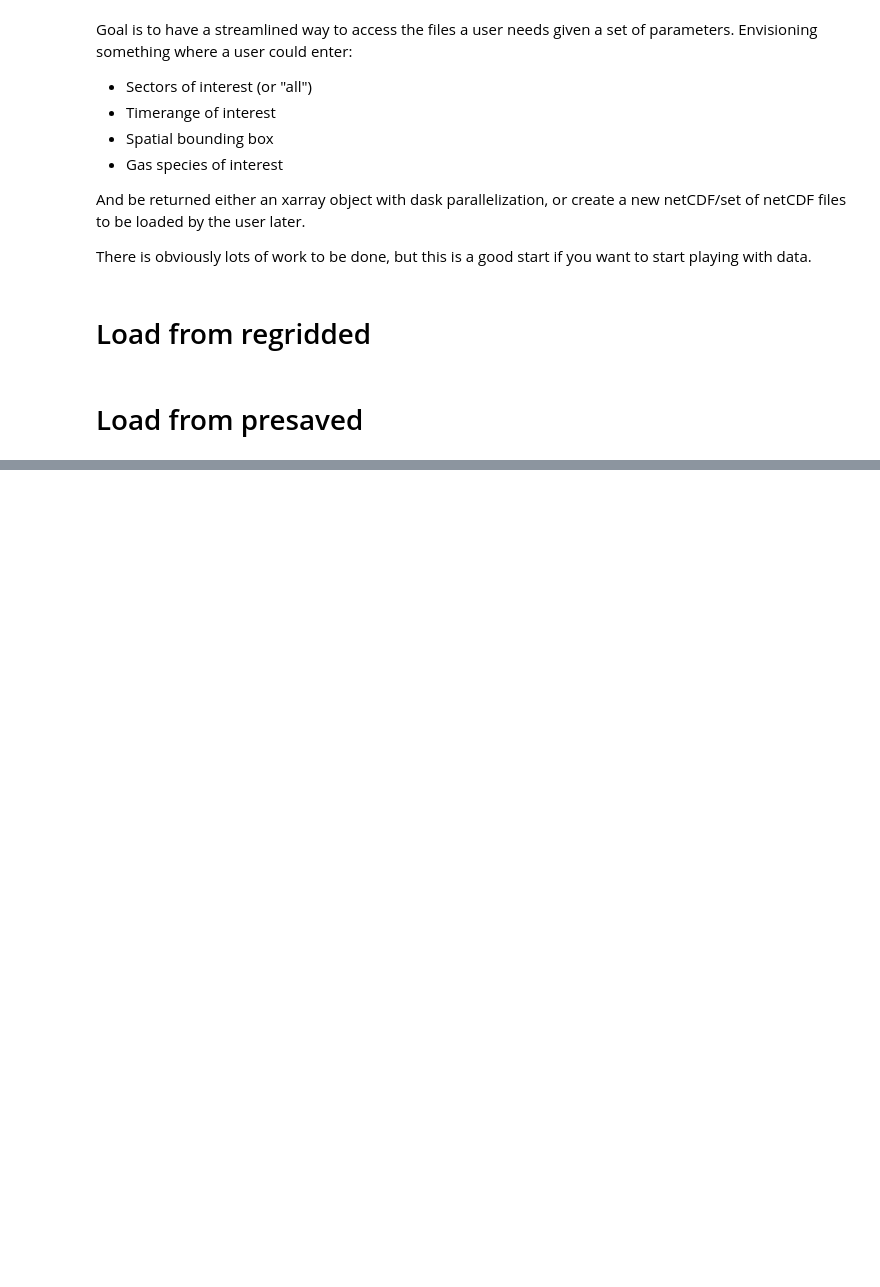
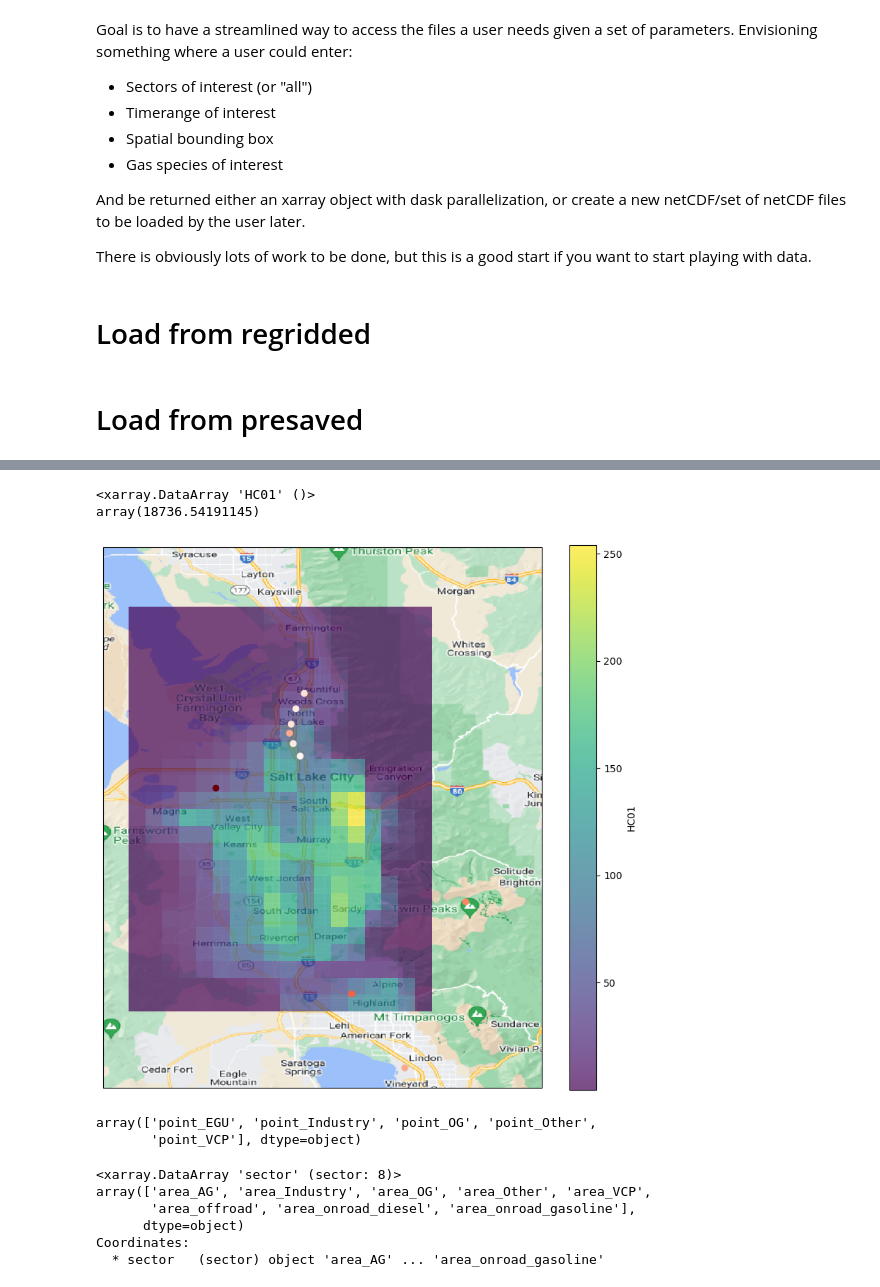
Before and after one commit to agmeyer4/noaa_csl, a Jupyter notebook: ipynbs/regridded_handling.ipynb, the cells around one changed output, grey strips where cells are left out. Drawn from its saved outputs; the diff is of its cells as text; code cells hidden in the pictures; blank space fills up the shorter version.

```diff
--- a/ipynbs/regridded_handling.ipynb
+++ b/ipynbs/regridded_handling.ipynb
@@ -135,3 +207,52 @@ absolute_emissions['HC01'] = (absolute_emissions['HC01']*16.04/1E6).assign_attrs
+# %%
+map_extent={'lon_min':-112.2,
+        'lon_max':-111.55,
+        'lat_min':40.3,
+        'lat_max':41.1}
+
+dataset_extent = {'lon_min':-112.16,
+                  'lon_max':-111.7,
+                  'lat_min':40.4,
+                  'lat_max':41.0}
+
+var = 'HC01'
+
+plotds = ncf.slice_extent(absolute_emissions[var].sum(dim = 'sector'),dataset_extent)
+print(plotds.sum())
+
+labsize = 12
+proj = ccrs.PlateCarree()
+fig = plt.figure(figsize=(10,10))
+ax = plt.axes(projection = proj)
+ax.set_extent([map_extent['lon_min'],map_extent['lon_max'],map_extent['lat_min'],map_extent['lat_max']],crs=proj)
+
+request = cimgt.GoogleTiles(style='street')
+scale = 10.0 # prob have to adjust this
+ax.add_image(request,int(scale))
+
+plotds.plot.pcolormesh('lon','lat',ax = ax,cmap = 'viridis',alpha = 0.7)
+
+ax.scatter(big_point['lon'],big_point['lat'],c = big_point['HC01'],cmap = 'Reds',transform = proj)
+
+plt.show()
+# %% [output]
+<xarray.DataArray 'HC01' ()>
+array(18736.54191145)
+[figure, added]
+# %%
+point_df['sector'].unique()
+# %% [output]
+array(['point_EGU', 'point_Industry', 'point_OG', 'point_Other',
+       'point_VCP'], dtype=object)
+# %%
+absolute_emissions['sector']
+# %% [output]
+<xarray.DataArray 'sector' (sector: 8)>
+array(['area_AG', 'area_Industry', 'area_OG', 'area_Other', 'area_VCP',
+       'area_offroad', 'area_onroad_diesel', 'area_onroad_gasoline'],
+      dtype=object)
+Coordinates:
+  * sector   (sector) object 'area_AG' ... 'area_onroad_gasoline'
 # %%
 map_extent={'lon_min':-112.2,
         'lon_max':-111.55,
```
Also changed, not shown: parts of 10 cells of this notebook.
